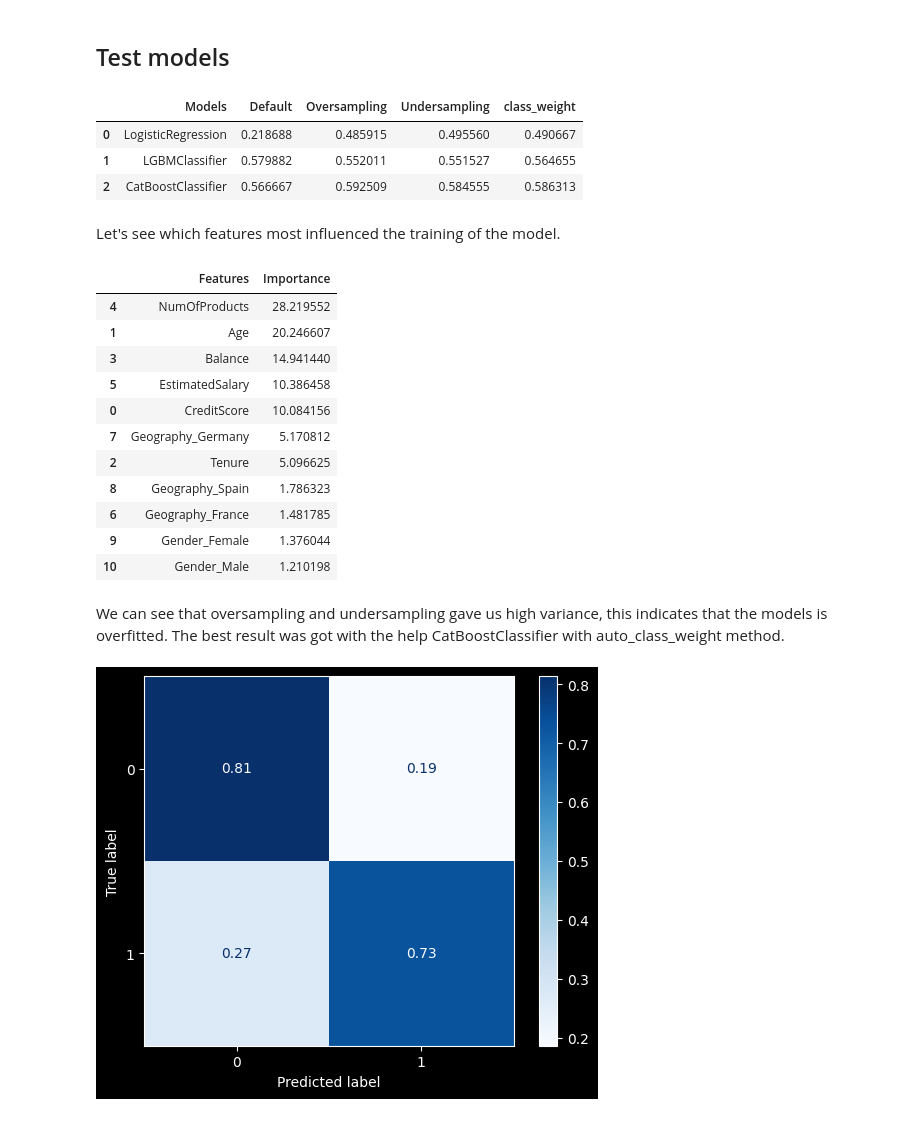
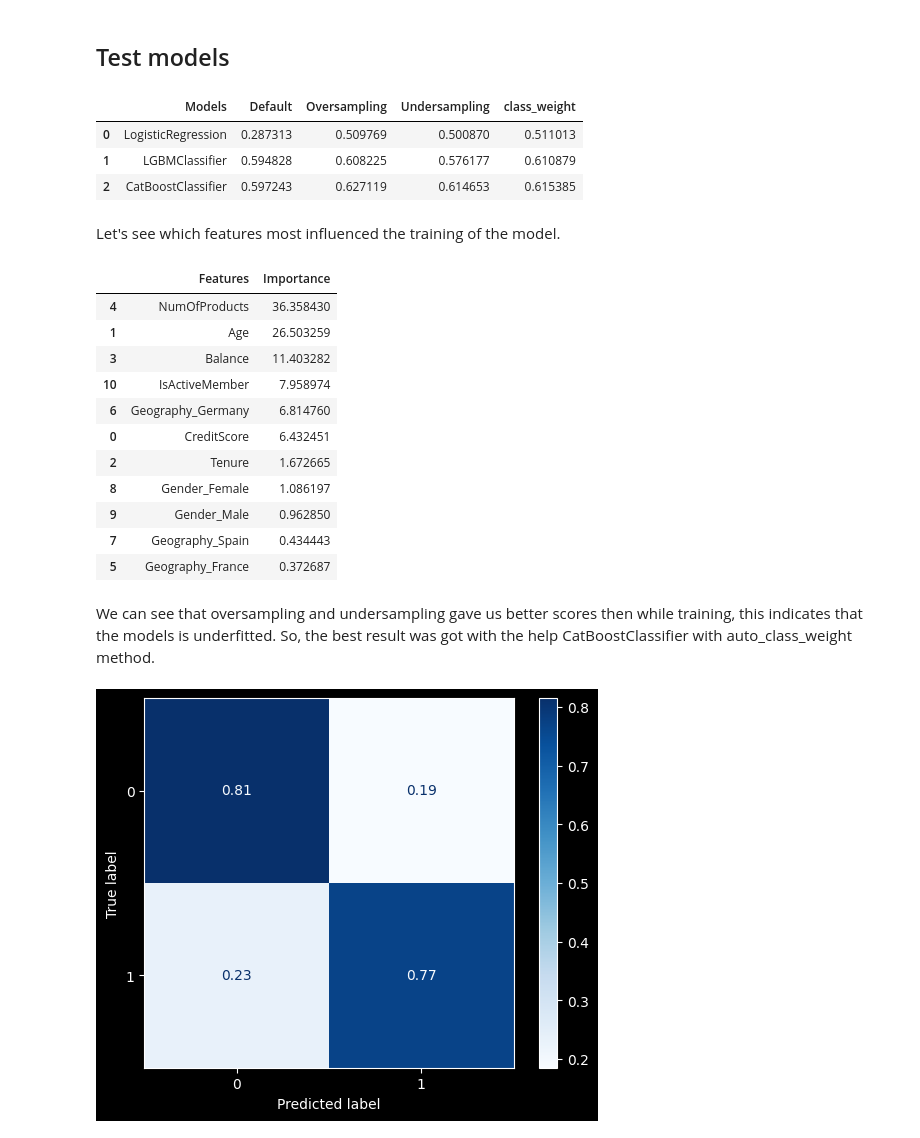
Before and after one commit to UsovAlexander/Outflow-of-bank-customers, a Jupyter notebook: Outflow_of_bank_customers.ipynb, the cells around one changed output. Saved outputs shown, nothing was run; the diff lists cells and outputs as text; code cells hidden in the pictures.

```diff
--- a/Outflow_of_bank_customers.ipynb
+++ b/Outflow_of_bank_customers.ipynb
@@ -156,8 +192,7 @@ Some features such as "HasCrCard" and "IsActiveMember" are categorical binary fe
 # %%
 cat_features = X.select_dtypes(include='object').columns.to_list()
 num_features = X.select_dtypes(exclude='object').columns.to_list()
-num_features = [i for i in num_features if i not in [
-    'HasCrCard', 'IsActiveMember']]
+num_features.remove('IsActiveMember')
 # %%
 X[num_features], X[cat_features]
 # %% [output]
@@ -205,10 +253,11 @@ preprocessor = ColumnTransformer(
         ("num", numeric_transformer, num_features),
         ("cat", categorical_transformer, cat_features)
     ],
-    verbose_feature_names_out=False
+    verbose_feature_names_out=False,
+    remainder='passthrough'
 )
 # %%
-def clf_models(X_train, y_train, class_weight: str = None, class_weight_catboost: str = None):
+def clf_models(X_train, y_train, resampling=None, class_weight: str = None, class_weight_catboost: str = None):
     models = []
 
     # LogisticRegression
@@ -216,7 +265,8 @@ def clf_models(X_train, y_train, class_weight: str = None, class_weight_catboost
     y_train_lr = y_train.copy()
 
     pipline_lr = Pipeline(
-        [("preprocessor", preprocessor),
+        [("resamling", resampling),
+         ("preprocessor", preprocessor),
          ("lr", LogisticRegression(class_weight=class_weight, random_state=RANDOM_STATE))])
 
     param_lr = {"lr__C": np.logspace(-5, 5, 11), }
@@ -234,7 +284,8 @@ def clf_models(X_train, y_train, class_weight: str = None, class_weight_catboost
     y_train_lgbm = y_train.copy()
 
     pipline_lgbm = Pipeline(
-        [("preprocessor", preprocessor),
+        [("resamling", resampling),
+         ("preprocessor", preprocessor),
          ("lgbm", LGBMClassifier(class_weight=class_weight, random_state=RANDOM_STATE))])
 
     param_lgbm = {'lgbm__max_depth': [3, 5, 7],
@@ -253,7 +304,8 @@ def clf_models(X_train, y_train, class_weight: str = None, class_weight_catboost
     y_train_cb = y_train.copy()
 
     pipline_cb = Pipeline(
-        [("preprocessor", preprocessor),
+        [("resamling", resampling),
+         ("preprocessor", preprocessor),
          ("cb", CatBoostClassifier(auto_class_weights=class_weight_catboost, random_state=RANDOM_STATE, verbose=False))])
 
     param_cb = {'cb__max_depth': [3, 5, 7],
@@ -339,6 +369,6 @@ Undersampling method looks worse, perhaps we lack volume of data.
 # %% [markdown]
 ### Weighting the classes
 # %%
-models_class_weight = clf_models(X_train, y_train, 'balanced', 'Balanced')
+models_class_weight = clf_models(X_train, y_train, class_weight='balanced', class_weight_catboost='Balanced')
 # %% [output]
 |  | mean_fit_time | params | mean_test_score |
@@ -369,7 +399,7 @@ oversampling = test_result(models_ros, oversampling)
 undersampling = test_result(models_rus, undersampling)
 class_weight = test_result(models_class_weight, class_weight)
 
-test_result_df = pd.DataFrame({'Models': [type(i[1]).__name__ for i in general_models],
+test_result_df = pd.DataFrame({'Models': [type(i[2]).__name__ for i in general_models],
                                'Default': default,
                                'Oversampling': oversampling,
                                'Undersampling': undersampling,
@@ -377,30 +407,30 @@ test_result_df = pd.DataFrame({'Models': [type(i[1]).__name__ for i in general_m
 test_result_df
 # %% [output]
 |  | Models | Default | Oversampling | Undersampling | class_weight |
-| 0 | LogisticRegression | 0.218688 | 0.485915 | 0.495560 | 0.490667 |
-| 1 | LGBMClassifier | 0.579882 | 0.552011 | 0.551527 | 0.564655 |
-| 2 | CatBoostClassifier | 0.566667 | 0.592509 | 0.584555 | 0.586313 |
+| 0 | LogisticRegression | 0.287313 | 0.509769 | 0.500870 | 0.511013 |
+| 1 | LGBMClassifier | 0.594828 | 0.608225 | 0.576177 | 0.610879 |
+| 2 | CatBoostClassifier | 0.597243 | 0.627119 | 0.614653 | 0.615385 |
 # %% [markdown]
 Let's see which features most influenced the training of the model.
 # %%
 preprocessor.fit(X_train)
 feature_importance = pd.DataFrame({'Features': preprocessor.get_feature_names_out(),
-                                   'Importance': models_class_weight[2][1].feature_importances_}).sort_values('Importance', ascending=False)
+                                   'Importance': models_class_weight[2][2].feature_importances_}).sort_values('Importance', ascending=False)
 feature_importance
 # %% [output]
 |  | Features | Importance |
-| 4 | NumOfProducts | 28.219552 |
-| 1 | Age | 20.246607 |
-| 3 | Balance | 14.941440 |
-| 5 | EstimatedSalary | 10.386458 |
-| 0 | CreditScore | 10.084156 |
-| 7 | Geography_Germany | 5.170812 |
-| 2 | Tenure | 5.096625 |
-| 8 | Geography_Spain | 1.786323 |
-| 6 | Geography_France | 1.481785 |
-| 9 | Gender_Female | 1.376044 |
-| 10 | Gender_Male | 1.210198 |
+| 4 | NumOfProducts | 36.358430 |
+| 1 | Age | 26.503259 |
+| 3 | Balance | 11.403282 |
+| 10 | IsActiveMember | 7.958974 |
+| 6 | Geography_Germany | 6.814760 |
+| 0 | CreditScore | 6.432451 |
+| 2 | Tenure | 1.672665 |
+| 8 | Gender_Female | 1.086197 |
+| 9 | Gender_Male | 0.962850 |
+| 7 | Geography_Spain | 0.434443 |
+| 5 | Geography_France | 0.372687 |
 # %% [markdown]
-We can see that oversampling and undersampling gave us high variance, this indicates that the models is overfitted. The best result was got with the help CatBoostClassifier with auto_class_weight method.
+We can see that oversampling and undersampling gave us better scores then while training, this indicates that the models is underfitted. So, the best result was got with the help CatBoostClassifier with auto_class_weight method.
 # %%
 ConfusionMatrixDisplay.from_estimator(
```
Also changed, not shown: parts of 34 cells of this notebook.
